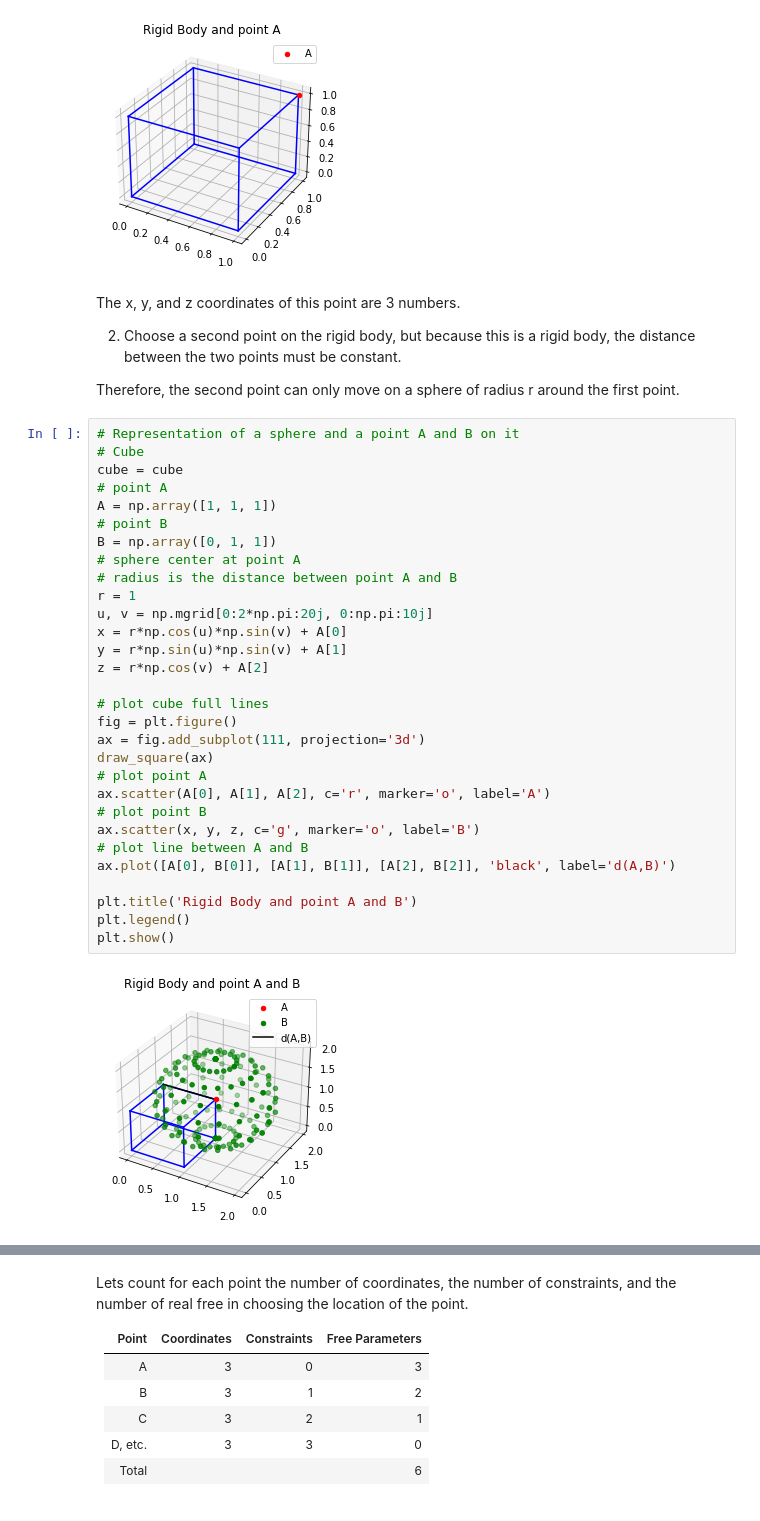
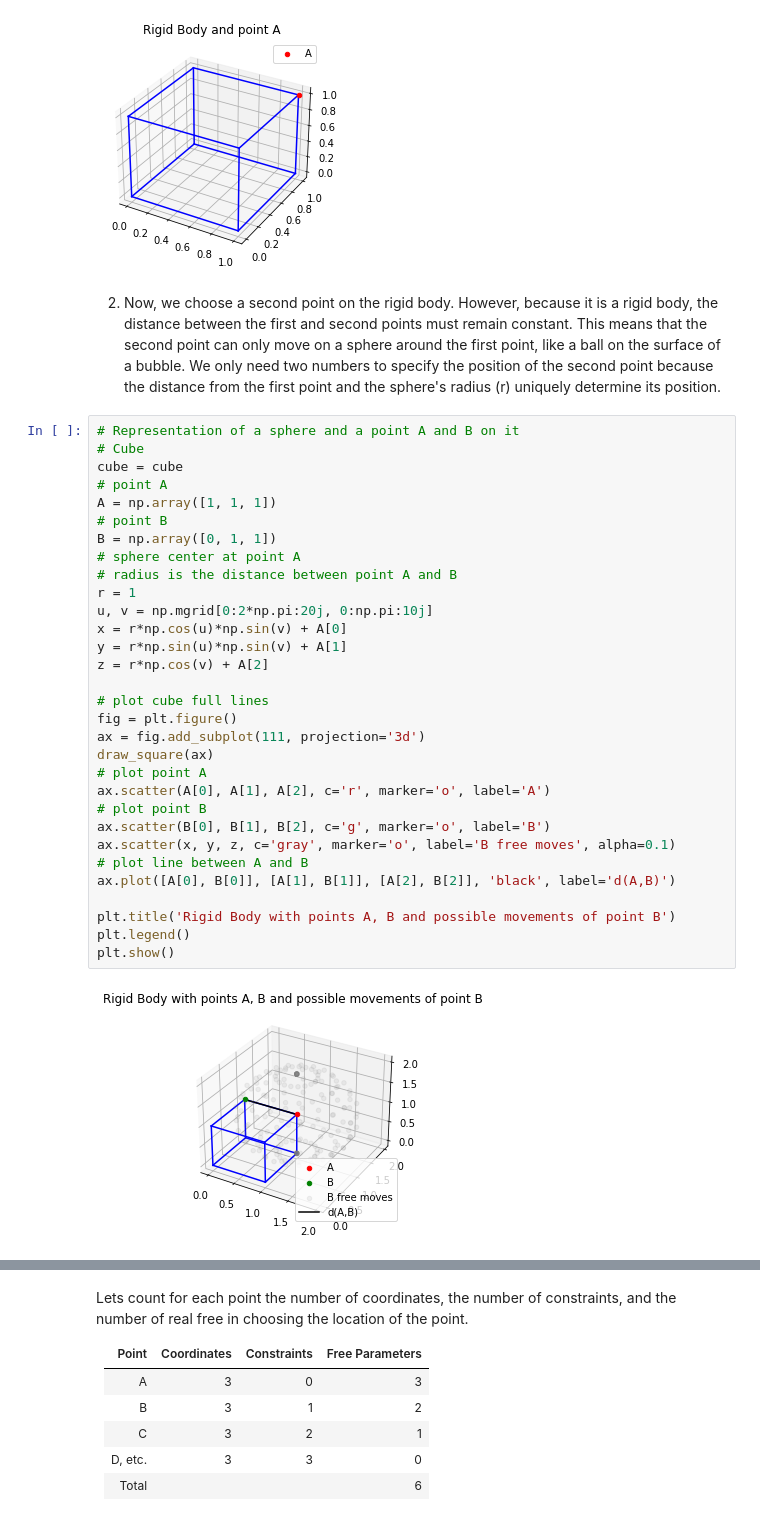
Before and after one commit to AlrIsmail/robotics_fundamentals, a Jupyter notebook: foundation_robot_motion.ipynb, the cells around one changed output, grey strips where cells are left out. Drawn from its saved outputs; the diff is of its cells as text.

```diff
--- a/foundation_robot_motion.ipynb
+++ b/foundation_robot_motion.ipynb
@@ -124,40 +133,37 @@ plt.show()
 # %% [output]
 [figure]
 # %% [markdown]
-The x, y, and z coordinates of this point are 3 numbers.
-
-2. Choose a second point on the rigid body, but because this is a rigid body, the distance between the two points must be constant.
-
-Therefore, the second point can only move on a sphere of radius r around the first point.
+2. Now, we choose a second point on the rigid body. However, because it is a rigid body, the distance between the first and second points must remain constant. This means that the second point can only move on a sphere around the first point, like a ball on the surface of a bubble. We only need two numbers to specify the position of the second point because the distance from the first point and the sphere's radius (r) uniquely determine its position.
 # %%
 # Representation of a sphere and a point A and B on it
 # Cube
 cube = cube
 # point A
 A = np.array([1, 1, 1])
 # point B
 B = np.array([0, 1, 1])
 # sphere center at point A
 # radius is the distance between point A and B
 r = 1
 u, v = np.mgrid[0:2*np.pi:20j, 0:np.pi:10j]
 x = r*np.cos(u)*np.sin(v) + A[0]
 y = r*np.sin(u)*np.sin(v) + A[1]
 z = r*np.cos(v) + A[2]
 
 # plot cube full lines
 fig = plt.figure()
 ax = fig.add_subplot(111, projection='3d')
 draw_square(ax)
 # plot point A
 ax.scatter(A[0], A[1], A[2], c='r', marker='o', label='A')
 # plot point B
-ax.scatter(x, y, z, c='g', marker='o', label='B')
+ax.scatter(B[0], B[1], B[2], c='g', marker='o', label='B')
+ax.scatter(x, y, z, c='gray', marker='o', label='B free moves', alpha=0.1)
 # plot line between A and B
 ax.plot([A[0], B[0]], [A[1], B[1]], [A[2], B[2]], 'black', label='d(A,B)')
 
-plt.title('Rigid Body and point A and B')
+plt.title('Rigid Body with points A, B and possible movements of point B')
 plt.legend()
 plt.show()
 # %% [output]
-[figure, old version]
+[figure, new version]
```
Also changed, not shown: parts of 13 cells of this notebook.
